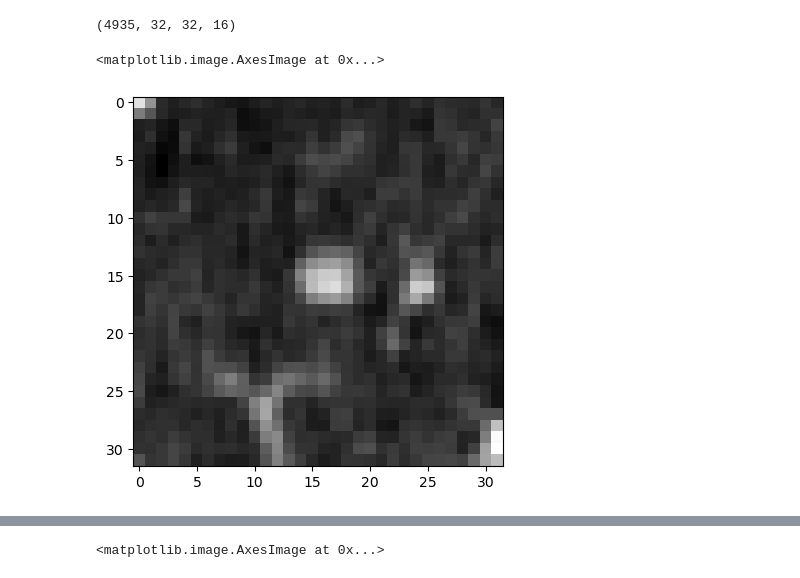
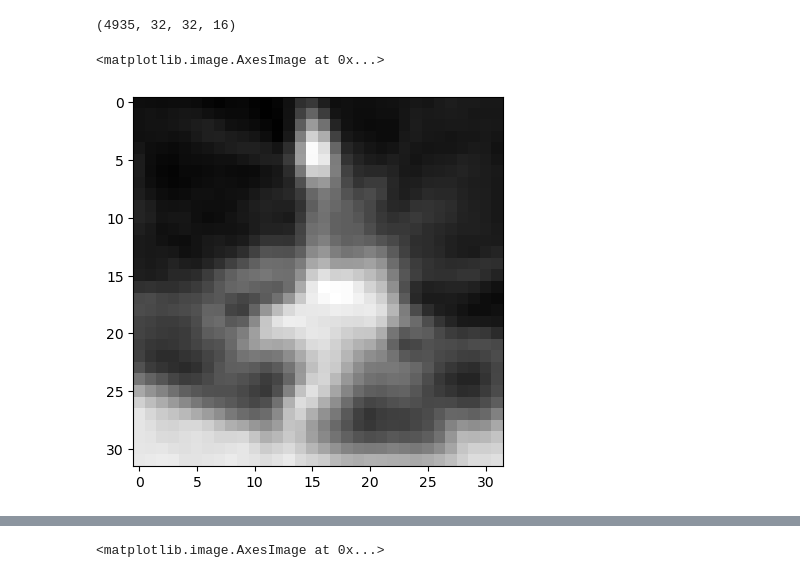
Before and after one commit to nexza78/diploma_work, a Jupyter notebook: EfficientNet/prepare_data.ipynb, the cells around one changed output, grey strips where cells are left out. Cells and saved outputs as stored; diff of their text form; code cells hidden in the pictures.

```diff
--- a/EfficientNet/prepare_data.ipynb
+++ b/EfficientNet/prepare_data.ipynb
@@ -84,8 +86,8 @@ augm = Compose([
         #RandomScale(scale_limit=0.3)
     ])
-# %%
-plt.imshow(small_nodules_normalize[1000, :, :, 8], 'gray')
-# %% [output]
-<matplotlib.image.AxesImage at 0x...>
-[figure, removed]
+# %%
+plt.imshow(big_nodules_normalize[textures[textures['int_texture'] == 4].index.values[30], :, :, 8], 'gray')
+# %% [output]
+<matplotlib.image.AxesImage at 0x...>
+[figure, added]
 # %%
```
Also changed, not shown: parts of 15 cells of this notebook.
